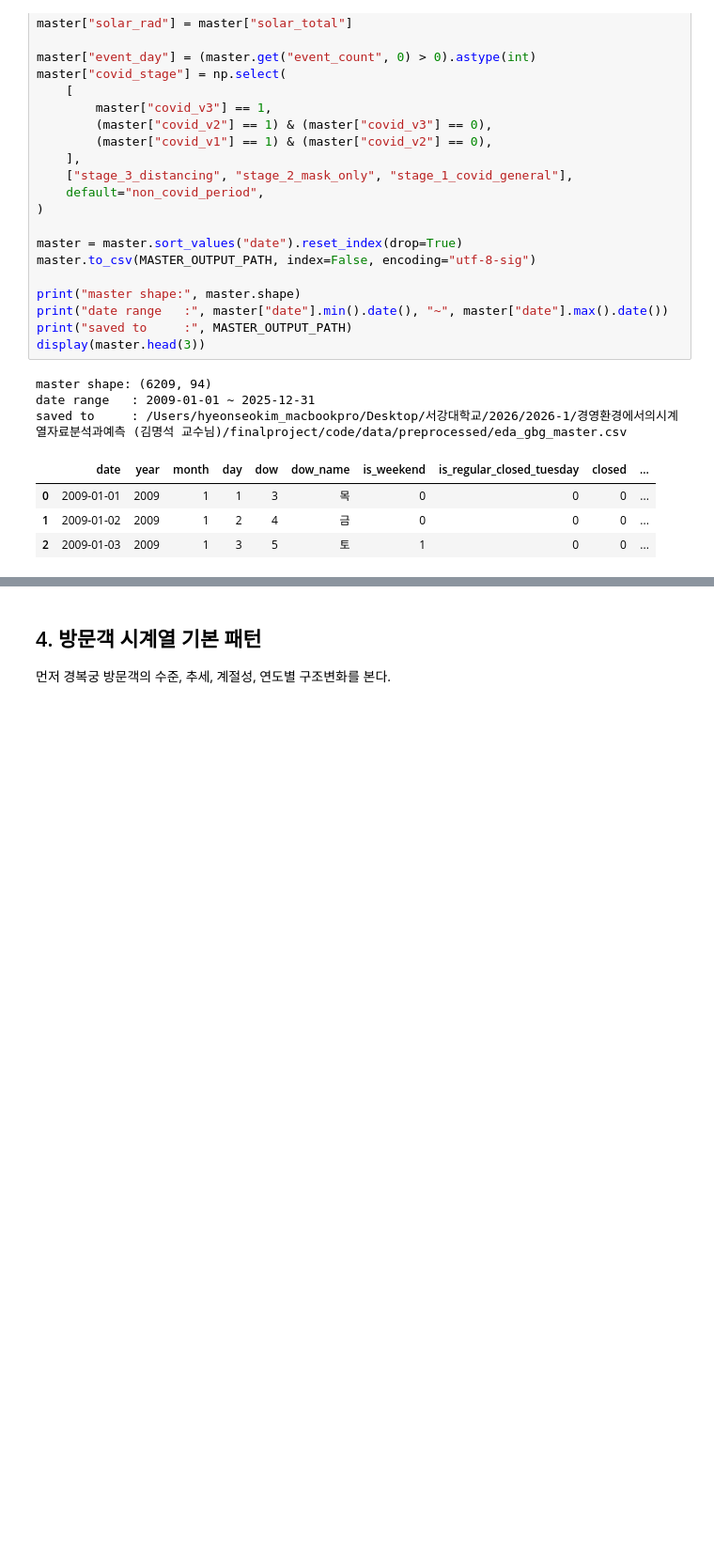
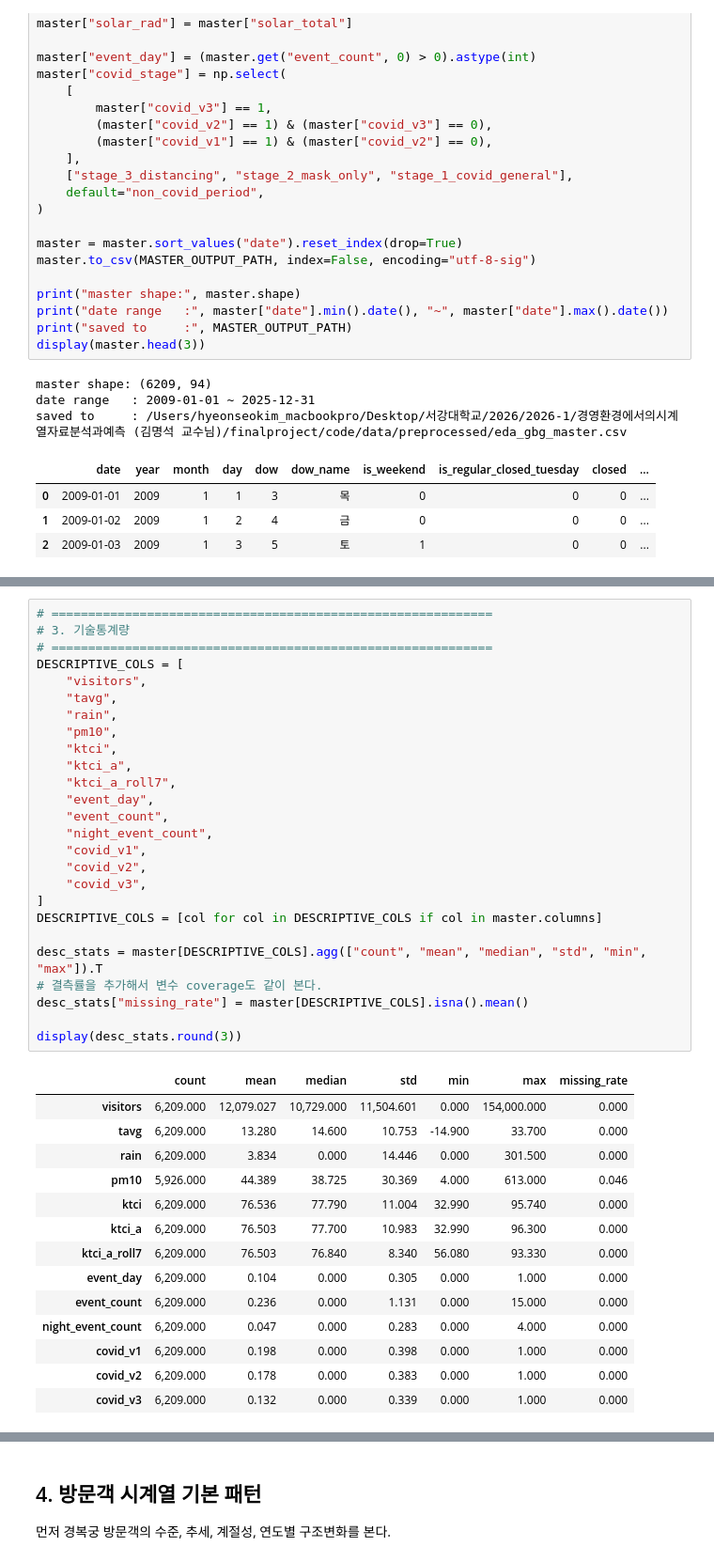
Before and after one commit to neulbokim/mgt4206, a Jupyter notebook: data/eda.ipynb, the cells around one changed output, grey strips where cells are left out. Shown at 94% size. Saved outputs shown, nothing was run; the diff lists cells and outputs as text; blank space fills up the shorter version.

Commit message:
Refine timeseries workflow and remove event dependency

```diff
--- a/modeling/eda_covid_clean.ipynb
+++ b/data/eda.ipynb
@@ -218,3 +218,44 @@ saved to     : /Users/hyeonseokim_macbookpro/Desktop/서강대하
+# %%
+# ============================================================
+# 3. 기술통계량
+# ============================================================
+DESCRIPTIVE_COLS = [
+    "visitors",
+    "tavg",
+    "rain",
+    "pm10",
+    "ktci",
+    "ktci_a",
+    "ktci_a_roll7",
+    "event_day",
+    "event_count",
+    "night_event_count",
+    "covid_v1",
+    "covid_v2",
+    "covid_v3",
+]
+DESCRIPTIVE_COLS = [col for col in DESCRIPTIVE_COLS if col in master.columns]
+
+desc_stats = master[DESCRIPTIVE_COLS].agg(["count", "mean", "median", "std", "min", "max"]).T
+# 결측률을 추가해서 변수 coverage도 같이 본다.
+desc_stats["missing_rate"] = master[DESCRIPTIVE_COLS].isna().mean()
+
+display(desc_stats.round(3))
+# %% [output]
+|  | count | mean | median | std | min | max | missing_rate |
+| visitors | 6,209.000 | 12,079.027 | 10,729.000 | 11,504.601 | 0.000 | 154,000.000 | 0.000 |
+| tavg | 6,209.000 | 13.280 | 14.600 | 10.753 | -14.900 | 33.700 | 0.000 |
+| rain | 6,209.000 | 3.834 | 0.000 | 14.446 | 0.000 | 301.500 | 0.000 |
+| pm10 | 5,926.000 | 44.389 | 38.725 | 30.369 | 4.000 | 613.000 | 0.046 |
+| ktci | 6,209.000 | 76.536 | 77.790 | 11.004 | 32.990 | 95.740 | 0.000 |
+| ktci_a | 6,209.000 | 76.503 | 77.700 | 10.983 | 32.990 | 96.300 | 0.000 |
+| ktci_a_roll7 | 6,209.000 | 76.503 | 76.840 | 8.340 | 56.080 | 93.330 | 0.000 |
+| event_day | 6,209.000 | 0.104 | 0.000 | 0.305 | 0.000 | 1.000 | 0.000 |
+| event_count | 6,209.000 | 0.236 | 0.000 | 1.131 | 0.000 | 15.000 | 0.000 |
+| night_event_count | 6,209.000 | 0.047 | 0.000 | 0.283 | 0.000 | 4.000 | 0.000 |
+| covid_v1 | 6,209.000 | 0.198 | 0.000 | 0.398 | 0.000 | 1.000 | 0.000 |
+| covid_v2 | 6,209.000 | 0.178 | 0.000 | 0.383 | 0.000 | 1.000 | 0.000 |
+| covid_v3 | 6,209.000 | 0.132 | 0.000 | 0.339 | 0.000 | 1.000 | 0.000 |
 # %% [markdown]
 ## 3. 데이터 품질 점검
 
```
Also changed, not shown: parts of 18 cells of this notebook, 5 other files.
